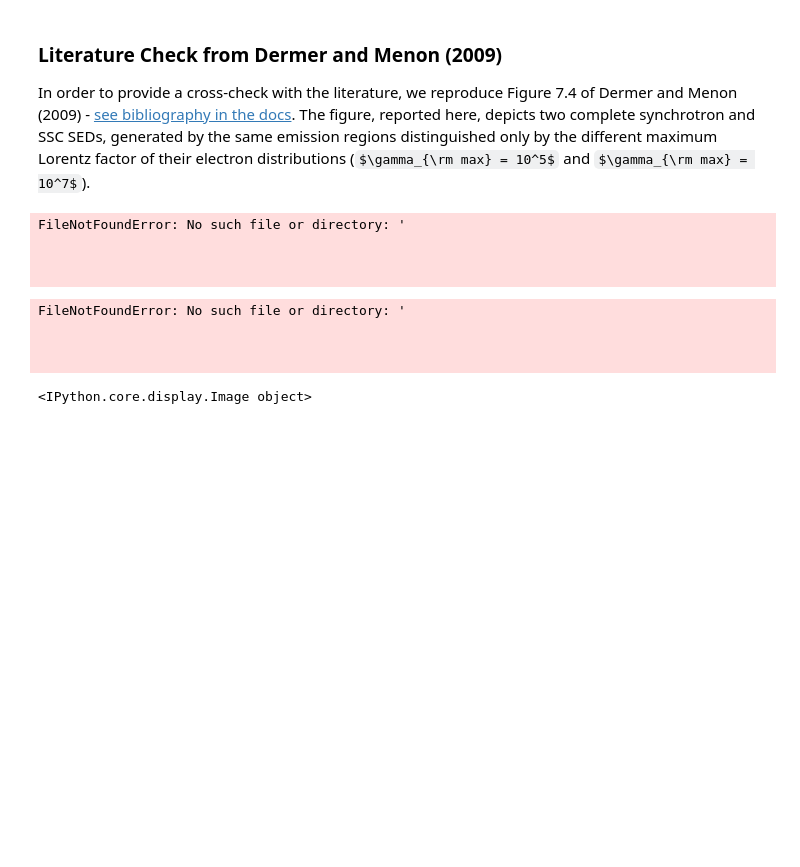
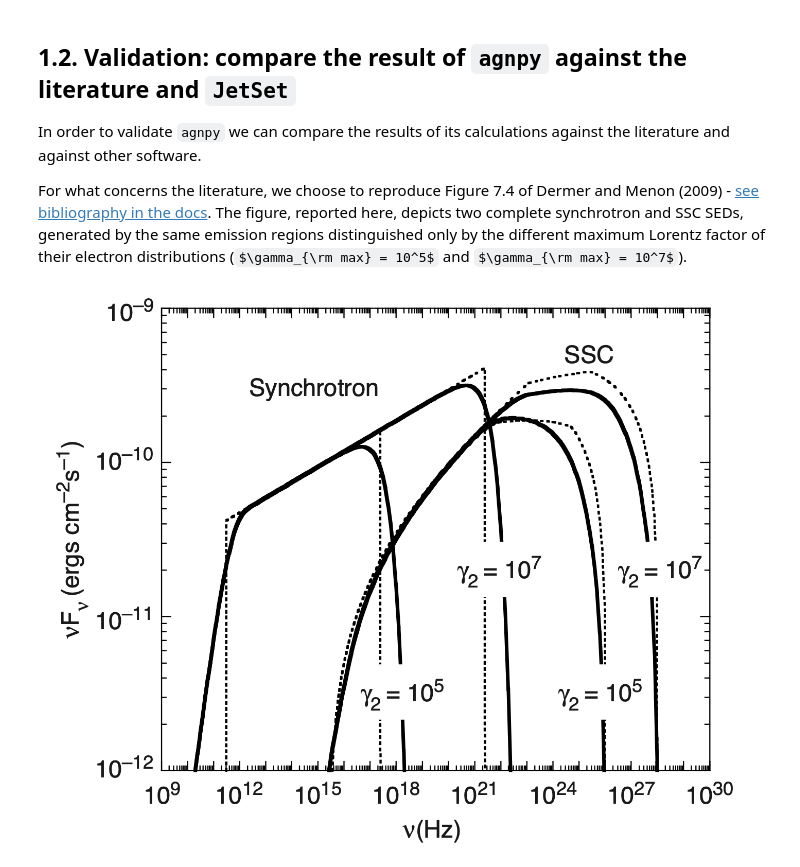
Before and after one commit to cosimoNigro/agnpy-kashmir-VHE-workshop, a Jupyter notebook: 1_synchrotron_self_compton.ipynb, the cells around one changed output. Cells and saved outputs as stored; diff of their text form; code cells hidden in the pictures; some formulas as TeX source; blank space fills up the shorter version.

```diff
--- a/1_synchrotron_self_compton.ipynb
+++ b/1_synchrotron_self_compton.ipynb
@@ -116,16 +109,11 @@ plt.show()
 # %% [markdown]
-### Literature Check from Dermer and Menon (2009)
-In order to provide a cross-check with the literature, we reproduce Figure 7.4 of Dermer and Menon (2009) - [see bibliography in the docs](https://agnpy.readthedocs.io/en/latest/bibliography.html). The figure, reported here, depicts two complete synchrotron and SSC SEDs, generated by the same emission regions distinguished only by the different maximum Lorentz factor of their electron distributions ($\gamma_{\rm max} = 10^5$ and $\gamma_{\rm max} = 10^7$).
+## 1.2. Validation: compare the result of `agnpy` against the literature and `JetSet`
+
+In order to validate `agnpy` we can compare the results of its calculations against the literature and against other software.
+
+For what concerns the literature, we choose to reproduce Figure 7.4 of Dermer and Menon (2009) - [see bibliography in the docs](https://agnpy.readthedocs.io/en/latest/bibliography.html). The figure, reported here, depicts two complete synchrotron and SSC SEDs, generated by the same emission regions distinguished only by the different maximum Lorentz factor of their electron distributions ($\gamma_{\rm max} = 10^5$ and $\gamma_{\rm max} = 10^7$).
 # %%
-url="https://github.com/cosimoNigro/agnpy/blob/master/docs/tutorials/figures/figure_7_4_dermer_2009.png"
-display(Image(url))
+url = "https://raw.githubusercontent.com/cosimoNigro/agnpy/master/docs/tutorials/figures/figure_7_4_dermer_2009.png"
+Image(url, width=800, height=600)
 # %% [output]
-FileNotFoundError: No such file or directory: '
-
-
-
-FileNotFoundError: No such file or directory: '
-
-
-
-<IPython.core.display.Image object>
+[figure, added]
```
Also changed, not shown: parts of 27 cells of this notebook.
